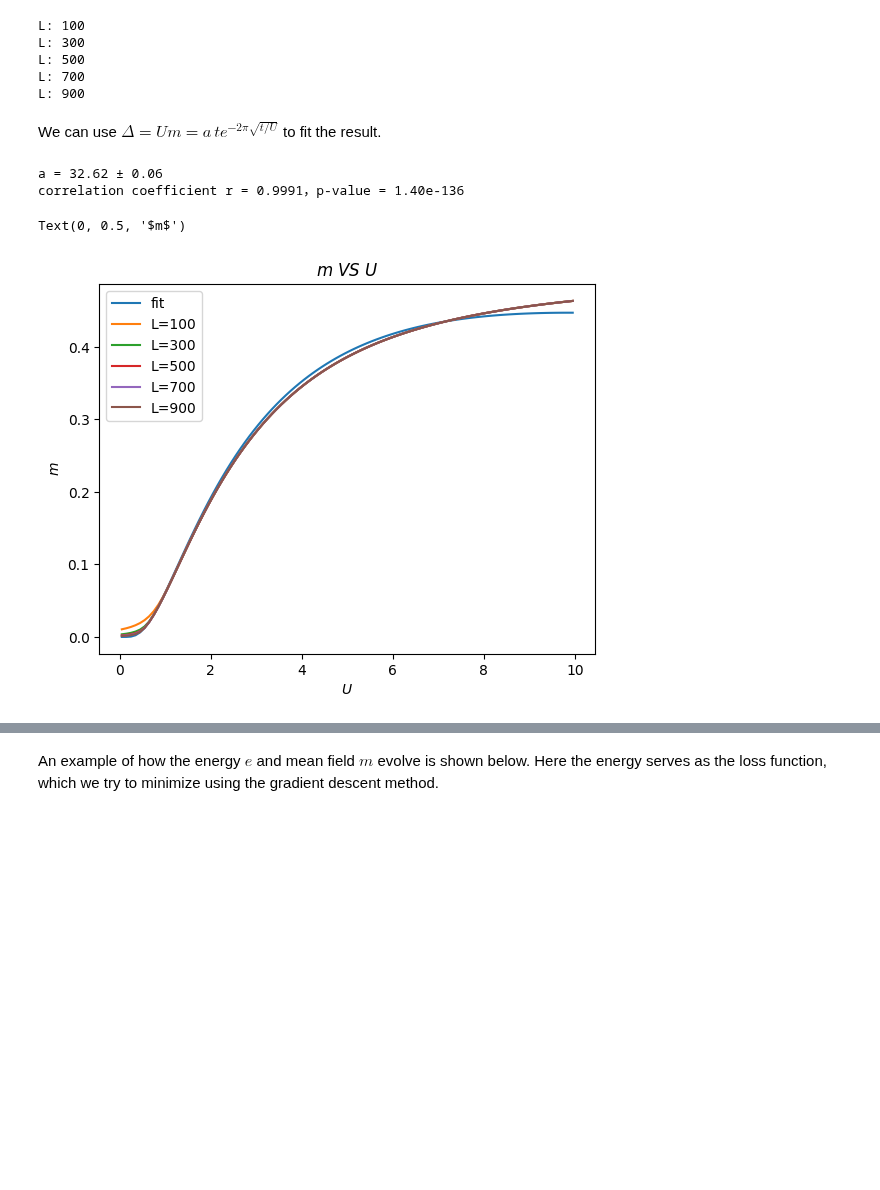
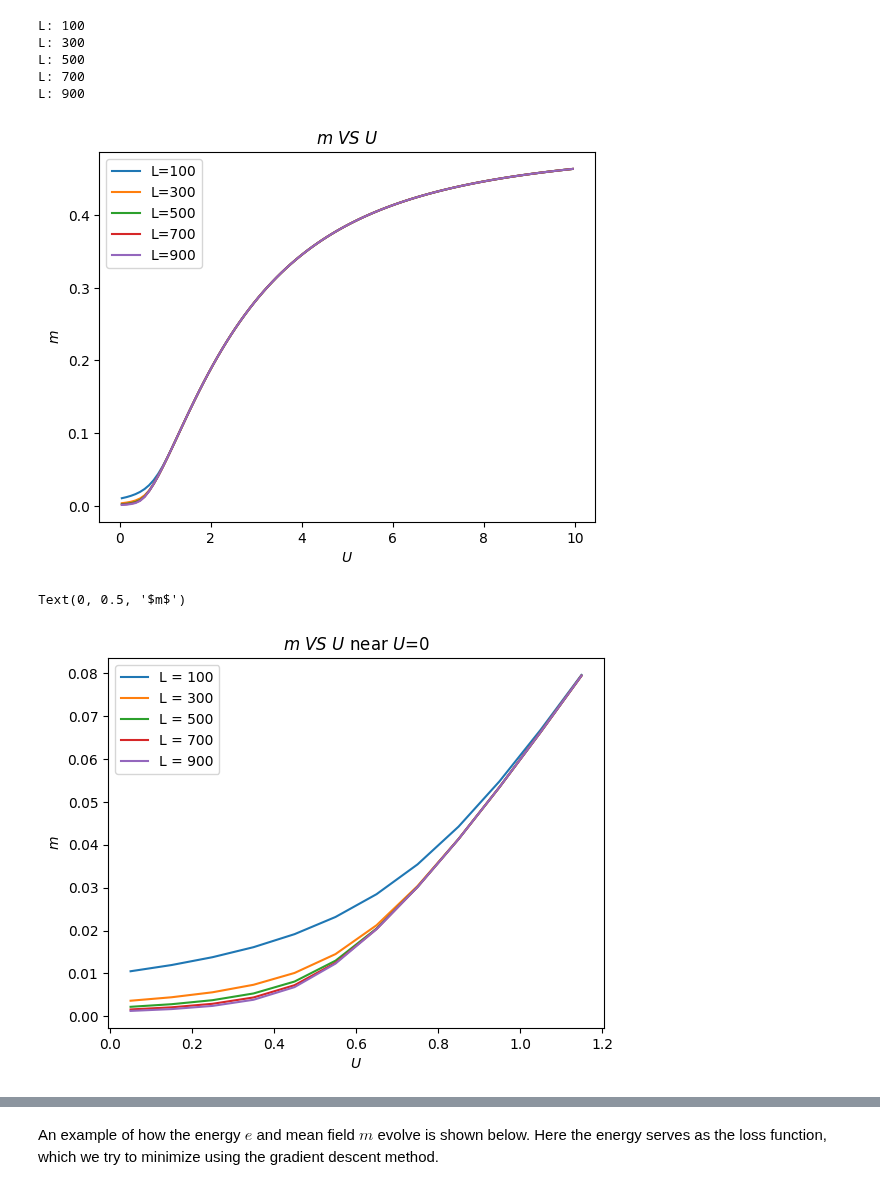
Before and after one commit to songmengh/mean-field, a Jupyter notebook: HF_Hubbard_square.ipynb, the cells around one changed output, grey strips where cells are left out. Cells and saved outputs as stored; diff of their text form; code cells hidden in the pictures; blank space fills up the shorter version.

```diff
--- a/HF_Hubbard_square.ipynb
+++ b/HF_Hubbard_square.ipynb
@@ -654,43 +654,32 @@ L: 300
 L: 500
 L: 700
 L: 900
-# %% [markdown]
-We can use $\Delta = Um = a\,te^{-2\pi \sqrt{t/U}}$ to fit the result.
-# %%
-from scipy.optimize import curve_fit
-from scipy.stats import pearsonr
-
-def model(U, a):
-    return a * (1.0 / U) * np.exp(-2 * np.pi * np.sqrt(1.0 / U))
-
-popt, pcov = curve_fit(model, Ulist, m_end[4], p0=1)
-
-a_fit = popt[0]
-a_err = np.sqrt(np.diag(pcov))[0]
-
-print(f"a = {a_fit:.2f} ± {a_err:.2f}")
-
-m_fit = model(Ulist, a_fit)
-
-r, p_value = pearsonr(m_end[4], m_fit)
-print(f"correlation coefficient r = {r:.4f}，p-value = {p_value:.2e}")
-# %% [output]
-a = 32.62 ± 0.06
-correlation coefficient r = 0.9991，p-value = 1.40e-136
 # %%
-plt.plot(Ulist,m_fit)
+#plt.plot(Ulist,m_fit)
 plt.plot(Ulist,m_end[0])
 plt.plot(Ulist,m_end[1])
 plt.plot(Ulist,m_end[2])
 plt.plot(Ulist,m_end[3])
 plt.plot(Ulist,m_end[4])
 #plt.xlim(0.1,1)
-le_here = ['fit'] + [f'L={L}' for L in Llist]
+le_here =[f'L={L}' for L in Llist]
 
 plt.legend(le_here)
 plt.title(r'$m\ VS\ U$')
 plt.xlabel(r'$U$')
 plt.ylabel(r'$m$')
+plt.show()
+
+Ulist_ = Ulist[Ulist<1.2]
+for i in range(len(Llist)):
+    m_ = m_end[i,Ulist<1.2]
+    plt.plot(Ulist_,m_, label=f'L = {Llist[i]}')
+    plt.title(r'$m\ VS\ U$ near $U$=0')
+plt.legend()
+
+plt.xlabel(r'$U$')
+plt.ylabel(r'$m$')
 # %% [output]
+[figure, new version]
 Text(0, 0.5, '$m$')
-[figure, old version]
+[figure, added]
```
Also changed, not shown: parts of 3 cells of this notebook.
